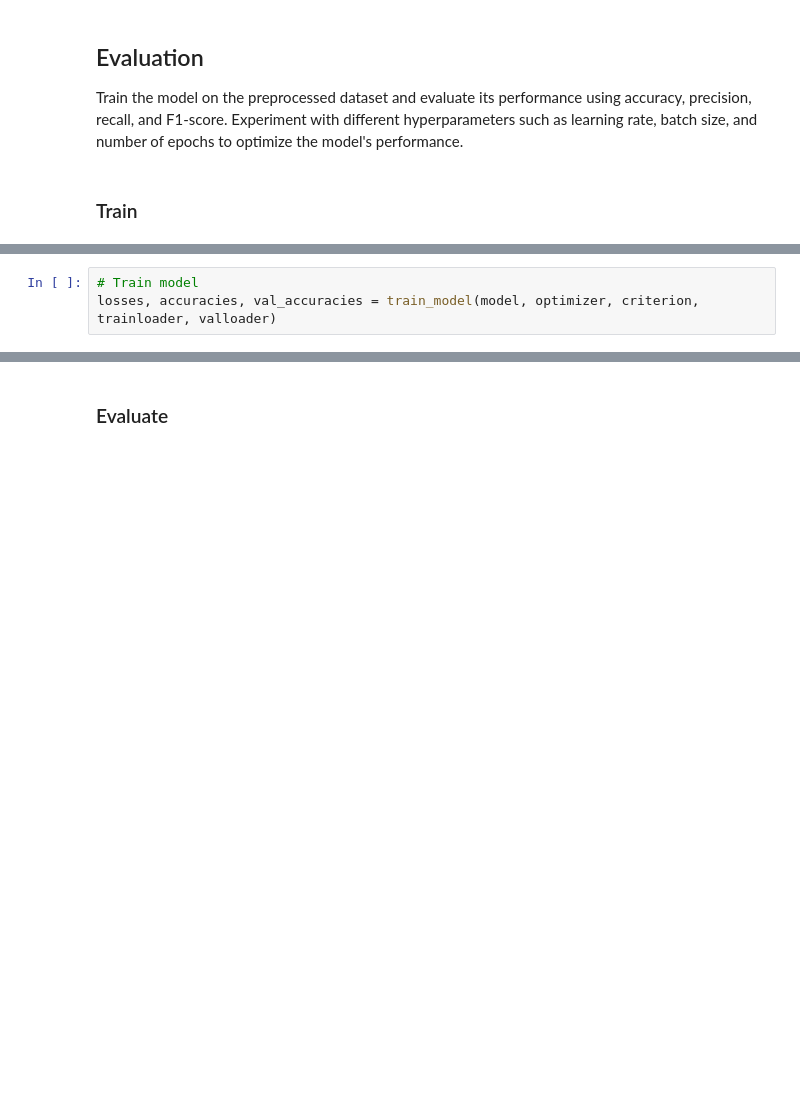
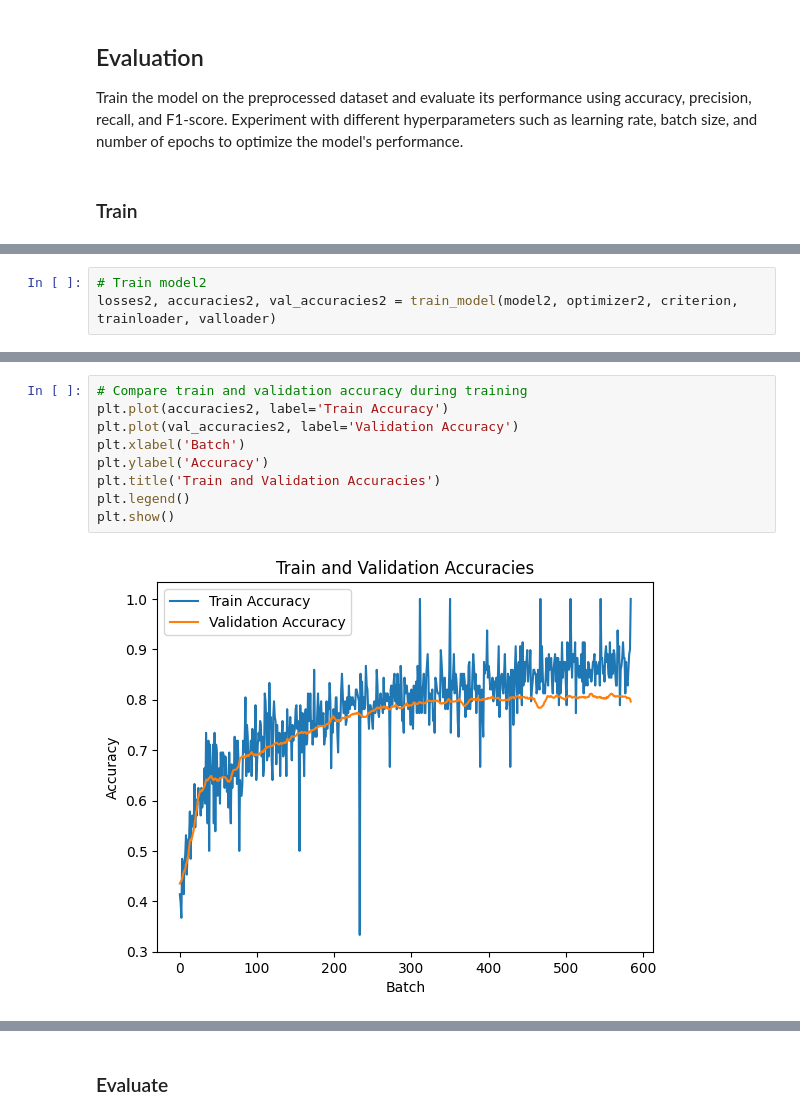
Before and after one commit to SebastianKropp/DisasterDetectionModel, a Jupyter notebook: Transformer.ipynb, the cells around one changed output, grey strips where cells are left out. Drawn from its saved outputs; the diff is of its cells as text; blank space fills up the shorter version.

```diff
--- a/Transformer.ipynb
+++ b/Transformer.ipynb
@@ -249,4 +341,4 @@ criterion = nn.CrossEntropyLoss()  # CrossEntropyLoss for multi-class classifica
 # %%
-# Train model
-losses, accuracies, val_accuracies = train_model(model, optimizer, criterion, trainloader, valloader)
+# Train model2
+losses2, accuracies2, val_accuracies2 = train_model(model2, optimizer2, criterion, trainloader, valloader)
 # %% [output]
@@ -271,2 +372,13 @@ plt.show()
+# %%
+# Compare train and validation accuracy during training
+plt.plot(accuracies2, label='Train Accuracy')
+plt.plot(val_accuracies2, label='Validation Accuracy')
+plt.xlabel('Batch')
+plt.ylabel('Accuracy')
+plt.title('Train and Validation Accuracies')
+plt.legend()
+plt.show()
+# %% [output]
+[figure, added]
 # %%
 fig, ax = plt.subplots(figsize=(8, 6))
```
Also changed, not shown: parts of 29 cells of this notebook.
